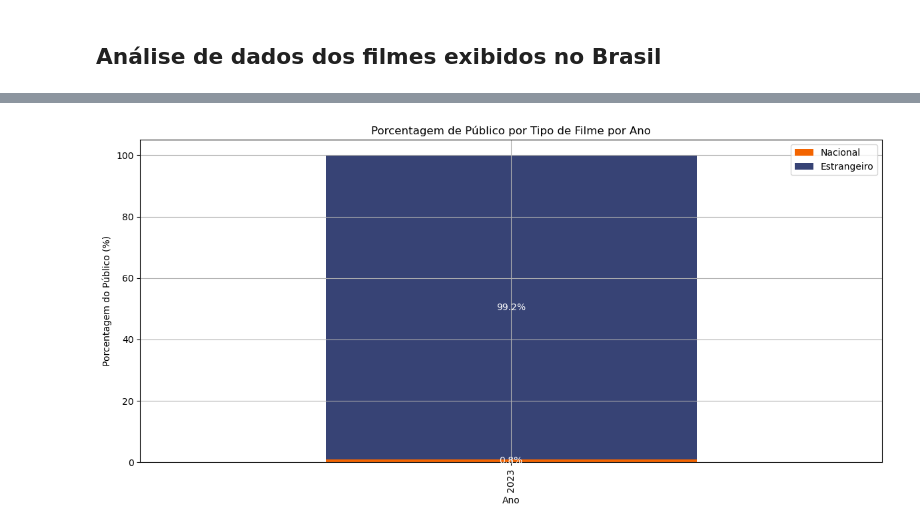
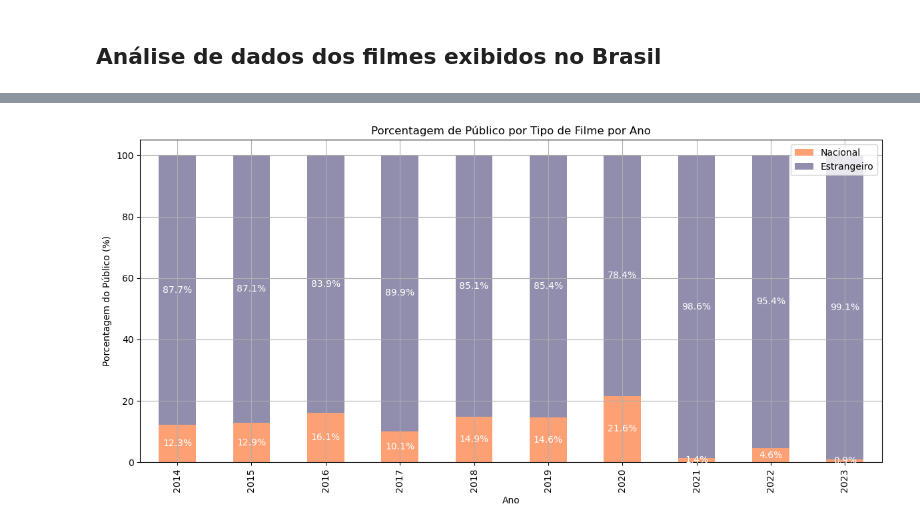
Before and after one commit to bentofh/ancine, a Jupyter notebook: 2_analise_ancine_sample.ipynb, the cells around one changed output, grey strips where cells are left out. Drawn from its saved outputs; the diff is of its cells as text; code cells hidden in the pictures.

```diff
--- a/2_analise_ancine_sample.ipynb
+++ b/2_analise_ancine_sample.ipynb
@@ -13,7 +13,7 @@ import os
 import geopandas as gpd
 # %%
 # Pasta dos arquivos
-pasta = '/Users/bentofh/Documents/GitHub/ancine/arquivos_parquet/'
+pasta = '/Users/bentofh/Documents/GitHub/ancine/Bilheteria/'
 # %%
 # Lista para armazenar os dataframes
 dataframes = []
@@ -208,28 +203,0 @@ plt.show()
-# %%
-# Converter DT_EXIBICAO para datetime e extrair o ano e mês
-df['DT_EXIBICAO'] = pd.to_datetime(df['DT_EXIBICAO'])
-df['ANO_MES'] = df['DT_EXIBICAO'].dt.to_period('M')
-
-# Classificar filmes como Nacional ou Estrangeiro
-df['TIPO_FILME'] = df['PAIS'].str.upper().apply(lambda x: 'Nacional' if 'BRASIL' in x else 'Estrangeiro')
-
-# Agrupar por ano e mês, somando o público
-publico_temporal = df.groupby(['ANO_MES', 'TIPO_FILME']).agg({'PUBLICO':'sum'}).reset_index()
-
-# Cores para os tipos de filmes
-cores = {'Nacional': paleta['laranja2'], 'Estrangeiro': paleta['navy']}
-
-# Plotar o gráfico
-plt.figure(figsize=(20, 6))
-for tipo, cor in cores.items():
-    subset = publico_temporal[publico_temporal['TIPO_FILME'] == tipo]
-    plt.plot(subset['ANO_MES'].dt.to_timestamp(), subset['PUBLICO'], label=tipo, color=cor)
-
-plt.title('Distribuição do Público por Ano e Mês e por Tipo de Filme')
-plt.xlabel('Ano-Mês')
-plt.ylabel('Público')
-plt.xticks(rotation=45)
-plt.legend()
-plt.grid(True)
-plt.tight_layout()
-plt.show()
@@ -241,7 +207,7 @@ df['DT_EXIBICAO'] = pd.to_datetime(df['DT_EXIBICAO'])
 df['ANO'] = df['DT_EXIBICAO'].dt.year
 
 # Classificar filmes como Nacional ou Estrangeiro
-df['TIPO_FILME'] = df['PAIS'].str.upper().apply(lambda x: 'Nacional' if 'BRASIL' in x else 'Estrangeiro')
+df['TIPO_FILME'] = df['PAIS'].str.upper().apply(lambda x: 'Nacional' if x is not None and 'BRASIL' in x else 'Estrangeiro')
 
 # Agrupar por ano e tipo de filme, somando o público
 publico_por_ano = df.groupby(['ANO', 'TIPO_FILME'])['PUBLICO'].sum().reset_index()
@@ -257,33 +223,33 @@ pivot_publico['Nacional_%'] = (pivot_publico['Nacional'] / pivot_publico['Total'
 pivot_publico['Estrangeiro_%'] = (pivot_publico['Estrangeiro'] / pivot_publico['Total']) * 100
 
 # Cores para os tipos de filmes nas barras
-cores_barras = {'Nacional_%': paleta['laranja2'], 'Estrangeiro_%': paleta['navy']}
+cores_barras = {'Nacional_%': paleta['laranja1'], 'Estrangeiro_%': paleta['roxo']}
 
 # Cor das anotações
 cor_anotacao = 'white'
 
 # Plotar o gráfico de barras empilhadas
 ax = pivot_publico[['Nacional_%', 'Estrangeiro_%']].plot(kind='bar', stacked=True, figsize=(12, 6), color=[cores_barras['Nacional_%'], cores_barras['Estrangeiro_%']])
 
 plt.title('Porcentagem de Público por Tipo de Filme por Ano')
 plt.xlabel('Ano')
 plt.ylabel('Porcentagem do Público (%)')
 
 # Adicionando anotações de porcentagem
 for p in ax.patches:
     width, height = p.get_width(), p.get_height()
     x, y = p.get_xy()
     if height > 0: # Verifica se a barra tem altura para evitar etiquetas em barras vazias
         ax.text(x+width/2,
                 y+height/2,
                 '{:.1f}%'.format(height),
                 ha='center',
                 va='center',
                 color=cor_anotacao)
 
 plt.legend(['Nacional', 'Estrangeiro'])
 plt.grid(True)
 plt.tight_layout()
 plt.show()
 # %% [output]
-[figure, old version]
+[figure, new version]
```
Also changed, not shown: parts of 12 cells of this notebook, 34 other files.
